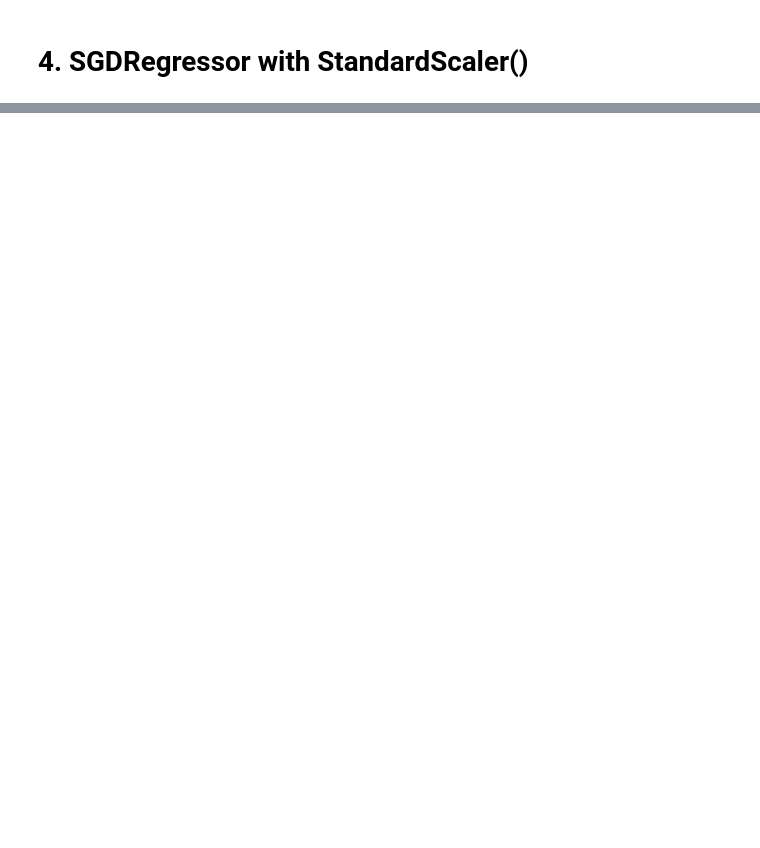
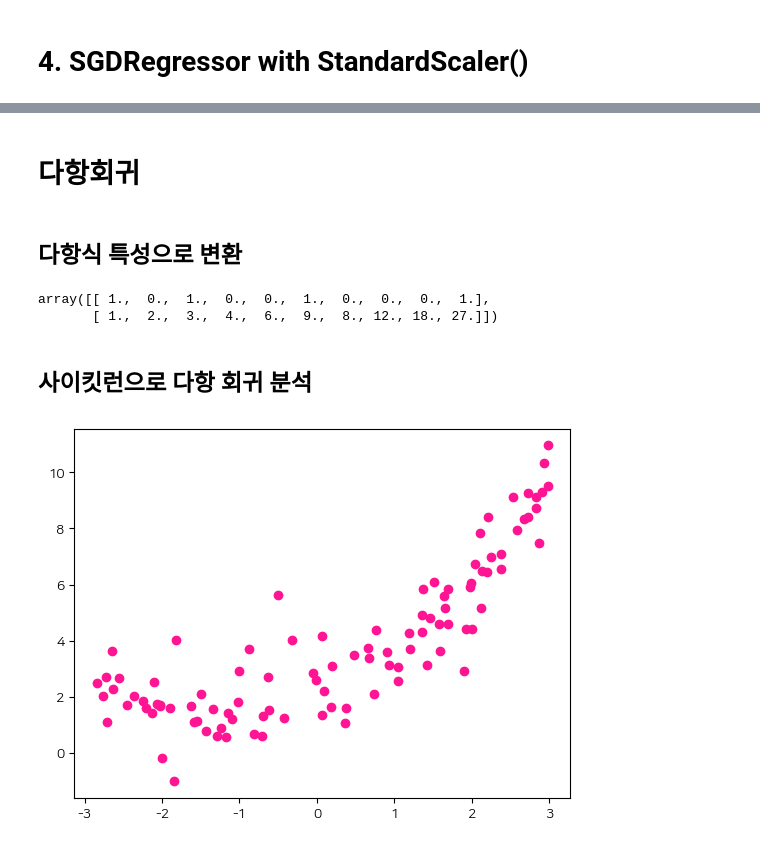
Before and after one commit to malcano/Data_Engineering_20, a Jupyter notebook: machinelearning/03ML.ipynb, the cells around one changed output, grey strips where cells are left out. Cells and saved outputs as stored; diff of their text form; code cells hidden in the pictures; blank space fills up the shorter version.

Commit message:
machine learning: Gradient Descent and Polynomial Regression

```diff
--- a/machinelearning/03ML.ipynb
+++ b/machinelearning/03ML.ipynb
@@ -394,0 +535,20 @@ print(reg.coef_, reg.intercept_)
+# %% [markdown]
+# 다항회귀
+# %% [markdown]
+## 다항식 특성으로 변환
+# %%
+# sampel [[0,1][2, 3]] 변환 연습
+import numpy as np
+
+X = np.array([[0,1],[2,3]]).reshape(2,2)
+
+from sklearn.preprocessing import PolynomialFeatures
+
+poly = PolynomialFeatures(degree=3)#2차
+poly.fit(X)
+poly.transform(X)
+# %% [output]
+array([[ 1.,  0.,  1.,  0.,  0.,  1.,  0.,  0.,  0.,  1.],
+       [ 1.,  2.,  3.,  4.,  6.,  9.,  8., 12., 18., 27.]])
+# %% [markdown]
+## 사이킷런으로 다항 회귀 분석
@@ -394,0 +557,12 @@ print(reg.coef_, reg.intercept_)
+# %%
+import numpy as np
+import matplotlib.pyplot as plt
+
+np.random.seed(28)
+X = 6 * np.random.rand(100,1) - 3
+y = 0.5 * X ** 2 + X + 2 + np.random.randn(100, 1) #randn은 정규 분포로 난수를 발생시켜준다는 소리, 즉 100개를 흔들어서 보여줘봐
+
+plt.scatter(X, y, color='deeppink')
+plt.show()
+# %% [output]
+[figure, added]
```
Also changed, not shown: parts of 83 cells of this notebook.
